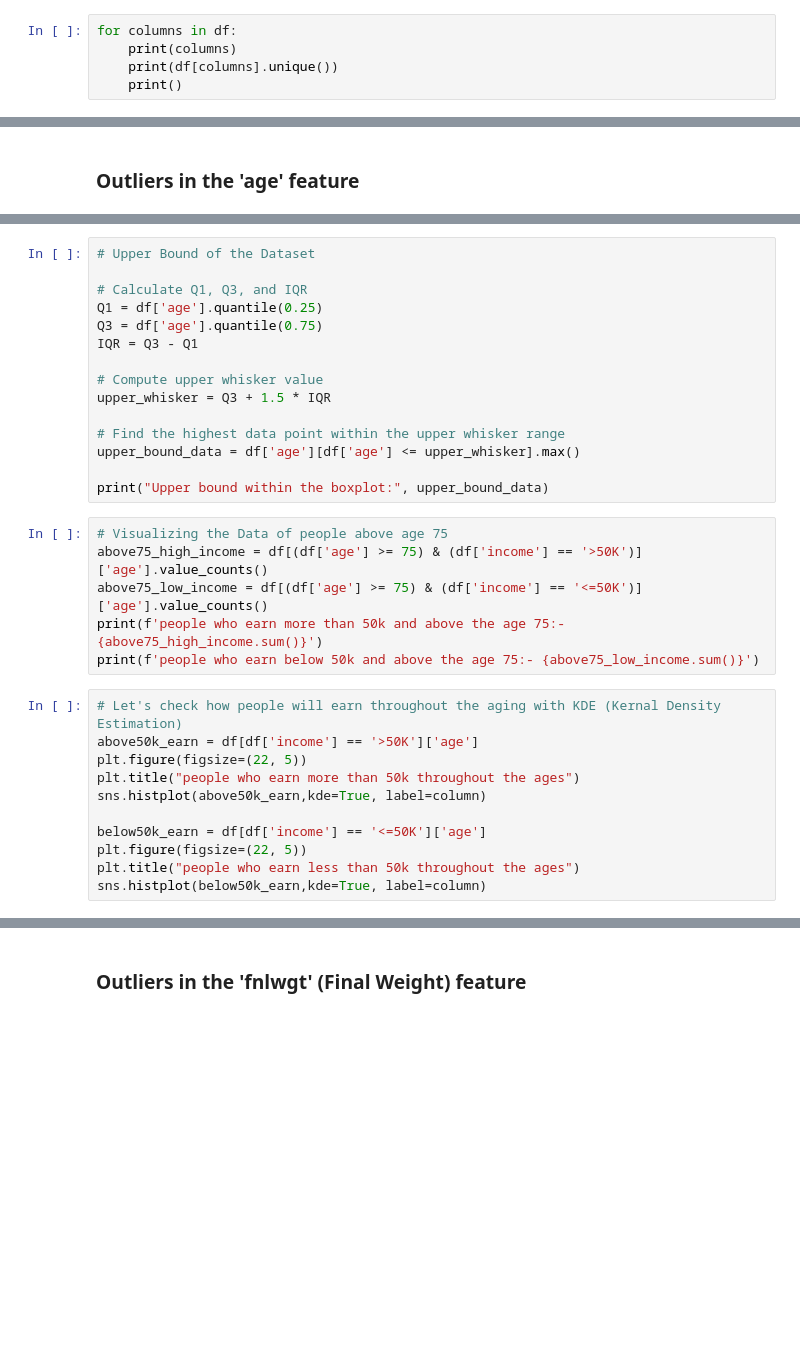
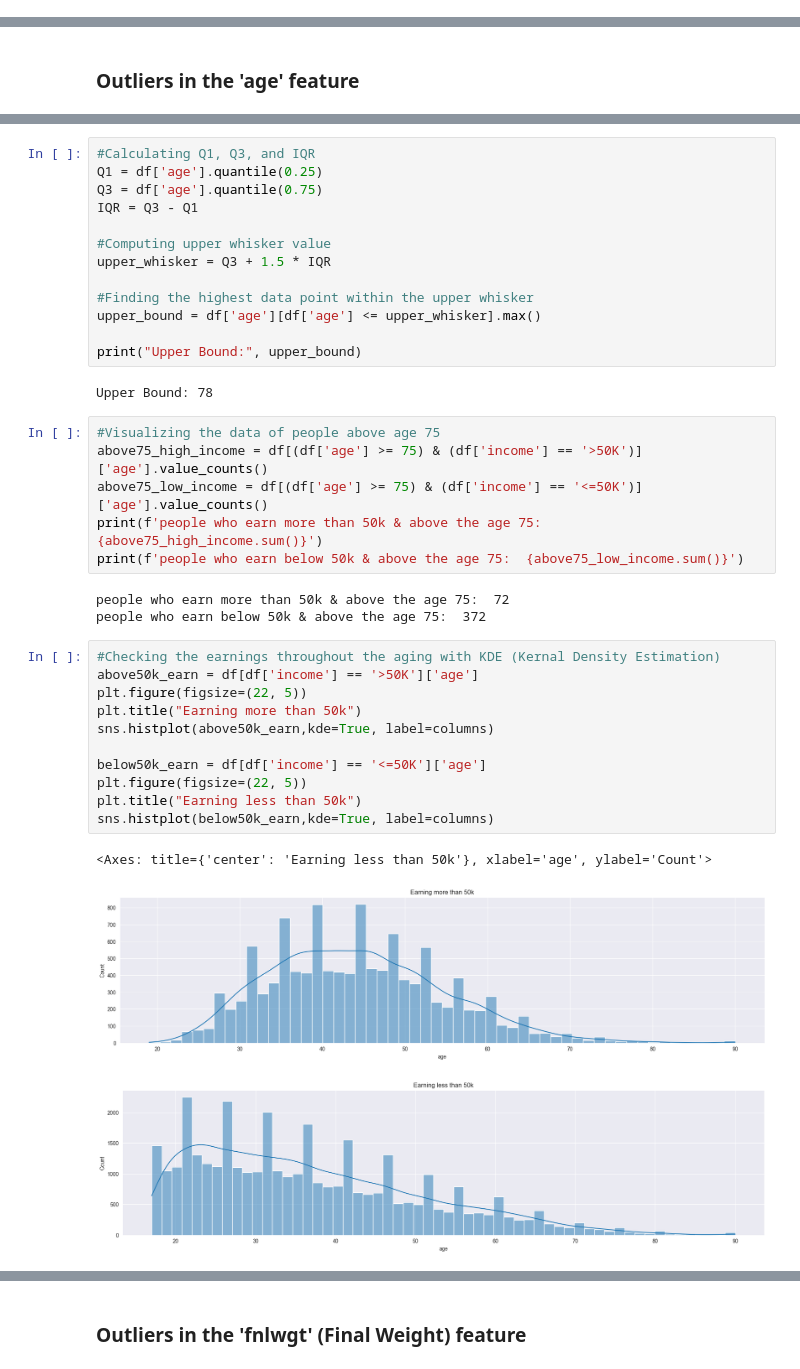
Before and after one commit to Tharusha02/Income-Prediction-Model-using-Naive-Bayes---Random-Forest, a Jupyter notebook: Income Prediction Model/Income Prediction.ipynb, the cells around one changed output, grey strips where cells are left out. Saved outputs shown, nothing was run; the diff lists cells and outputs as text; blank space fills up the shorter version.

```diff
--- a/Income Prediction Model/Income Prediction.ipynb
+++ b/Income Prediction Model/Income Prediction.ipynb
@@ -294,5 +372,0 @@ memory usage: 5.5+ MB
-# %%
-for columns in df:
-    print(columns)
-    print(df[columns].unique())
-    print()
@@ -375,33 +424,40 @@ plt.show()
 # %%
-# Upper Bound of the Dataset
-
-# Calculate Q1, Q3, and IQR
+#Calculating Q1, Q3, and IQR
 Q1 = df['age'].quantile(0.25)
 Q3 = df['age'].quantile(0.75)
 IQR = Q3 - Q1
 
-# Compute upper whisker value
+#Computing upper whisker value
 upper_whisker = Q3 + 1.5 * IQR
 
-# Find the highest data point within the upper whisker range
-upper_bound_data = df['age'][df['age'] <= upper_whisker].max()
+#Finding the highest data point within the upper whisker
+upper_bound = df['age'][df['age'] <= upper_whisker].max()
 
-print("Upper bound within the boxplot:", upper_bound_data)
+print("Upper Bound:", upper_bound)
+# %% [output]
+Upper Bound: 78
 # %%
-# Visualizing the Data of people above age 75
+#Visualizing the data of people above age 75
 above75_high_income = df[(df['age'] >= 75) & (df['income'] == '>50K')]['age'].value_counts()
 above75_low_income = df[(df['age'] >= 75) & (df['income'] == '<=50K')]['age'].value_counts()
-print(f'people who earn more than 50k and above the age 75:- {above75_high_income.sum()}')
-print(f'people who earn below 50k and above the age 75:- {above75_low_income.sum()}')
+print(f'people who earn more than 50k & above the age 75:  {above75_high_income.sum()}')
+print(f'people who earn below 50k & above the age 75:  {above75_low_income.sum()}')
+# %% [output]
+people who earn more than 50k & above the age 75:  72
+people who earn below 50k & above the age 75:  372
 # %%
-# Let's check how people will earn throughout the aging with KDE (Kernal Density Estimation)
+#Checking the earnings throughout the aging with KDE (Kernal Density Estimation)
 above50k_earn = df[df['income'] == '>50K']['age']
 plt.figure(figsize=(22, 5))
-plt.title("people who earn more than 50k throughout the ages")
-sns.histplot(above50k_earn,kde=True, label=column)
+plt.title("Earning more than 50k")
+sns.histplot(above50k_earn,kde=True, label=columns)
 
 below50k_earn = df[df['income'] == '<=50K']['age']
 plt.figure(figsize=(22, 5))
-plt.title("people who earn less than 50k throughout the ages")
-sns.histplot(below50k_earn,kde=True, label=column)
+plt.title("Earning less than 50k")
+sns.histplot(below50k_earn,kde=True, label=columns)
+# %% [output]
+<Axes: title={'center': 'Earning less than 50k'}, xlabel='age', ylabel='Count'>
+[figure, added]
+[figure, added]
 # %%
```
Also changed, not shown: parts of 76 cells of this notebook.
